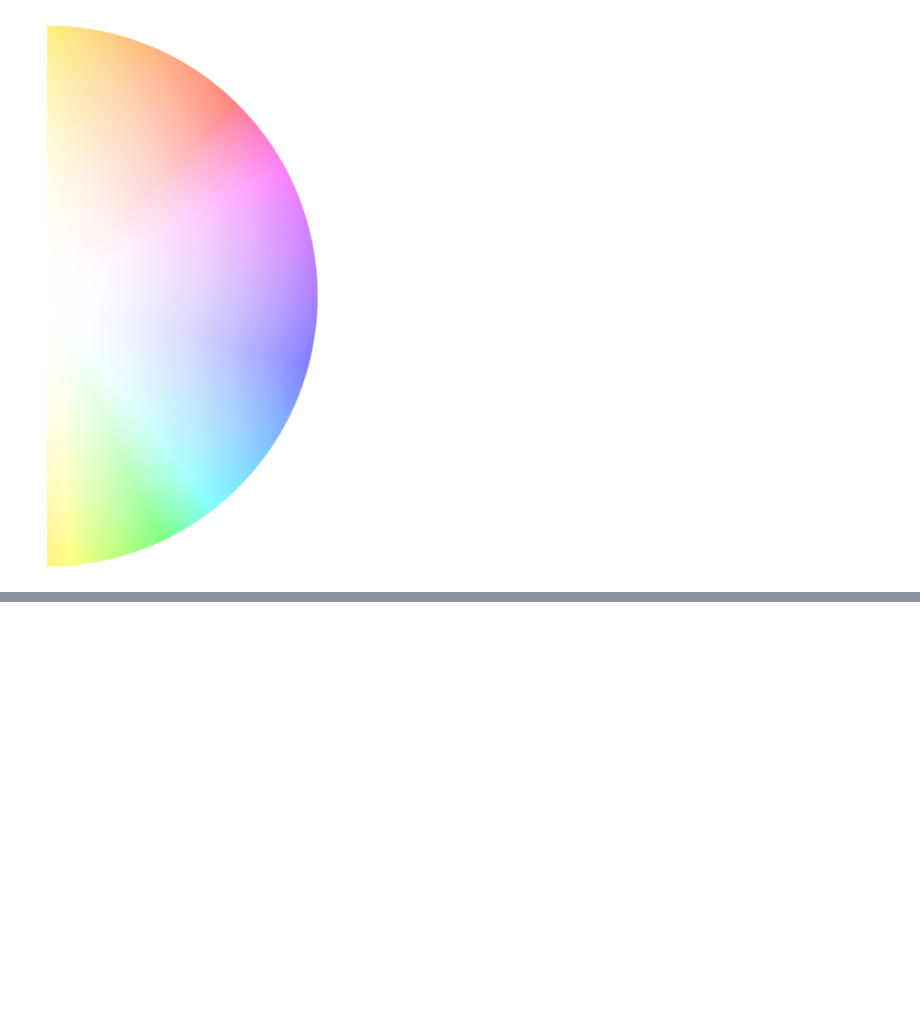
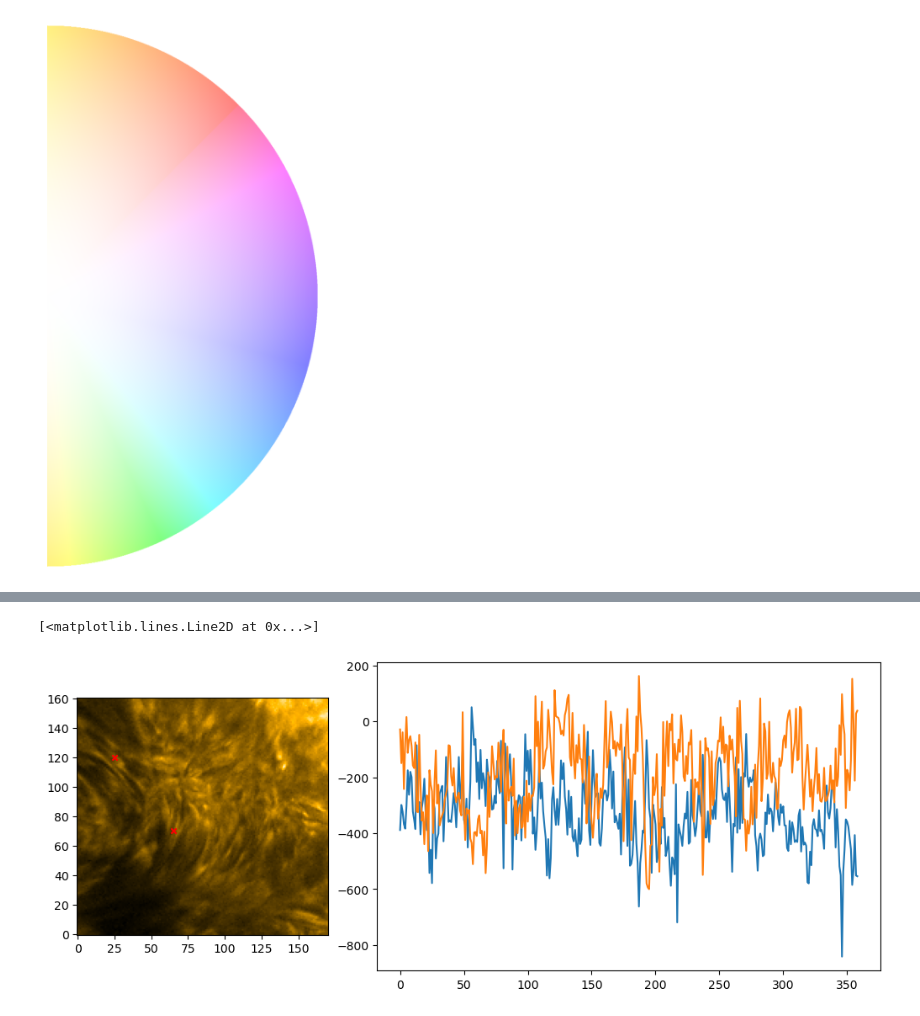
Before and after one commit to yjzhu-solar/EIS_DKIST_SolO, a Jupyter notebook: ipynb/eui/optical_flow/eui_upflow_region_1024_visual_of.ipynb, the cells around one changed output, grey strips where cells are left out. Saved outputs shown, nothing was run; the diff lists cells and outputs as text; code cells hidden in the pictures; blank space fills up the shorter version.

```diff
--- a/ipynb/eui/optical_flow/eui_upflow_region_1024_visual_of.ipynb
+++ b/ipynb/eui/optical_flow/eui_upflow_region_1024_visual_of.ipynb
@@ -242,0 +294,2 @@ plt.colorbar(im2)
+# %%
+of_east_1_raft_array = np.load('../../../sav/optical_flow/of_1024_east_1_raft.npz')['of_array_raft'].transpose(2,3,1,0)
@@ -242,0 +298,16 @@ plt.colorbar(im2)
+# %%
+fig, (ax1,ax2) = plt.subplots(1,2,figsize=(10,4),layout='constrained',
+                              width_ratios=[1,2])
+
+x_select, y_select = [25, 65], [120, 70]
+
+ax1.imshow(denoise(eui_map_seq_coalign_crop[181].data, [1,1], Triangle),origin='lower',
+           aspect=1,cmap='sdoaia171')
+
+ax1.scatter(x_select, y_select, s=20, c='r', marker='x')
+
+ax2.plot(of_east_1_raft_array[y_select[0],x_select[0],0,:],label='x_shift')
+ax2.plot(of_east_1_raft_array[y_select[0],x_select[0],1,:],label='y_shift')
+# %% [output]
+[<matplotlib.lines.Line2D at 0x...>]
+[figure, added]
```
Also changed, not shown: parts of 19 cells of this notebook, 17 other files.
